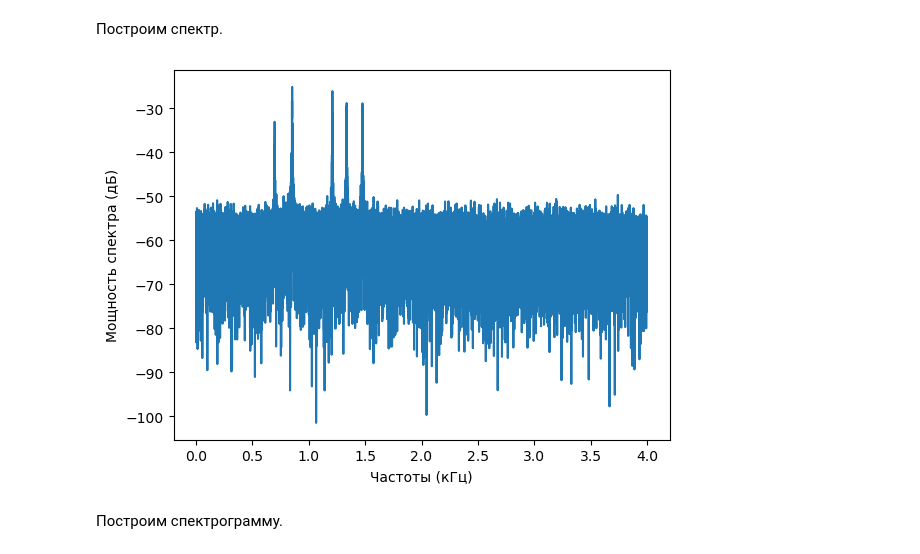
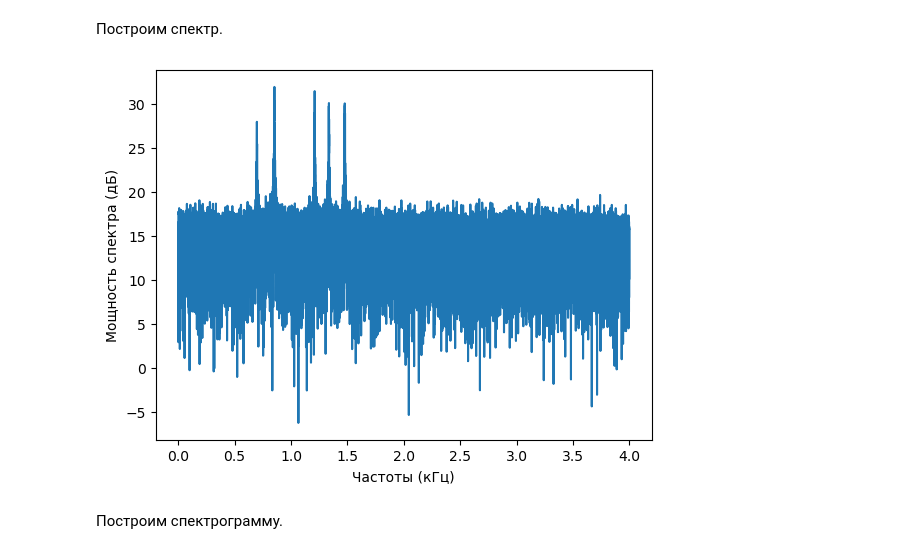
Before and after one commit to Qvery-mm/digital-signals, a Jupyter notebook: 1.3 STFT.ipynb, the cells around one changed output. Cells and saved outputs as stored; diff of their text form; code cells hidden in the pictures.

```diff
--- a/1.3 STFT.ipynb
+++ b/1.3 STFT.ipynb
@@ -25,16 +25,16 @@ plt.plot(audio_signal)
 # %%
 n = len(audio_signal)
 signalFFT = fft(audio_signal)
 signalFFT = signalFFT[0:int(np.ceil((n+1)/2.0))] #берём половину спектра
 signalFFT_mag = np.abs(signalFFT) # Magnitude
 
 
 plt.figure()
 freqAxis = np.arange(0,int(np.ceil((n+1)/2.0)), 1.0) * (fs / n);
-plt.plot(freqAxis/1000.0, 10*np.log10(MagFreq)) #Power spectrum
+plt.plot(freqAxis/1000.0, 10*np.log10(signalFFT_mag)) #Power spectrum
 plt.xlabel('Частоты (кГц)'); plt.ylabel('Мощность спектра (дБ)');
 # %% [output]
-[figure, old version]
+[figure, new version]
 # %% [markdown]
 Построим спектрограмму.
 # %%
```
Also changed, not shown: parts of 17 cells of this notebook, 3 other files.
